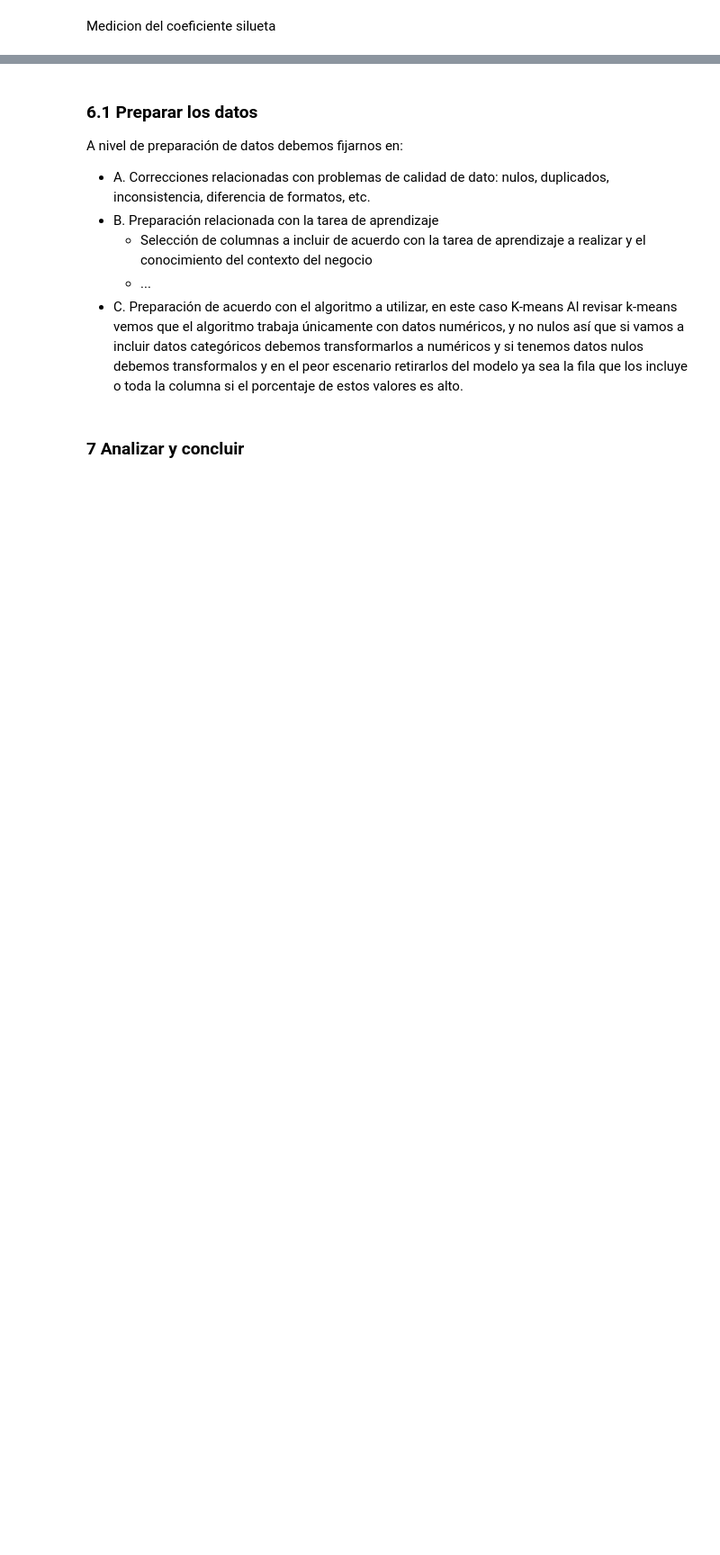
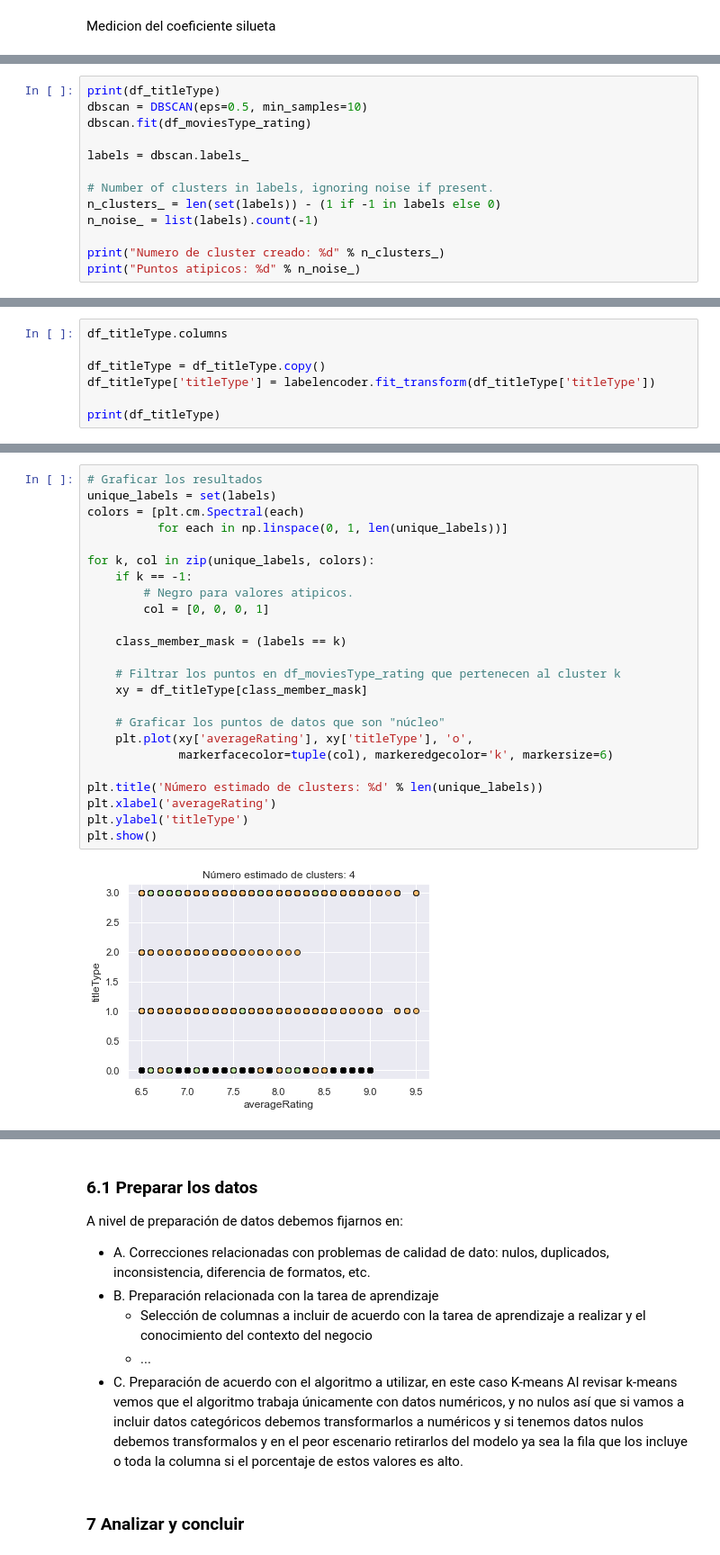
Before and after one commit to BI-Bernal-Diaz-Serrano/Lab1, a Jupyter notebook: main.ipynb, the cells around one changed output, grey strips where cells are left out. Shown: that part at 90% size. Saved outputs shown, nothing was run; the diff lists cells and outputs as text; blank space fills up the shorter version.

```diff
--- a/main.ipynb
+++ b/main.ipynb
@@ -787,0 +905,13 @@ plt.show()
+# %%
+print(df_titleType)
+dbscan = DBSCAN(eps=0.5, min_samples=10)
+dbscan.fit(df_moviesType_rating)
+
+labels = dbscan.labels_
+
+# Number of clusters in labels, ignoring noise if present.
+n_clusters_ = len(set(labels)) - (1 if -1 in labels else 0)
+n_noise_ = list(labels).count(-1)
+
+print("Numero de cluster creado: %d" % n_clusters_)
+print("Puntos atipicos: %d" % n_noise_)
@@ -787,0 +935,7 @@ plt.show()
+# %%
+df_titleType.columns
+
+df_titleType = df_titleType.copy()
+df_titleType['titleType'] = labelencoder.fit_transform(df_titleType['titleType'])
+
+print(df_titleType)
@@ -787,0 +964,26 @@ plt.show()
+# %%
+# Graficar los resultados
+unique_labels = set(labels)
+colors = [plt.cm.Spectral(each)
+          for each in np.linspace(0, 1, len(unique_labels))]
+
+for k, col in zip(unique_labels, colors):
+    if k == -1:
+        # Negro para valores atipicos.
+        col = [0, 0, 0, 1]
+
+    class_member_mask = (labels == k)
+
+    # Filtrar los puntos en df_moviesType_rating que pertenecen al cluster k
+    xy = df_titleType[class_member_mask]
+
+    # Graficar los puntos de datos que son "núcleo"
+    plt.plot(xy['averageRating'], xy['titleType'], 'o',
+             markerfacecolor=tuple(col), markeredgecolor='k', markersize=6)
+
+plt.title('Número estimado de clusters: %d' % len(unique_labels))
+plt.xlabel('averageRating')
+plt.ylabel('titleType')
+plt.show()
+# %% [output]
+[figure, added]
```
Also changed, not shown: parts of 72 cells of this notebook.
